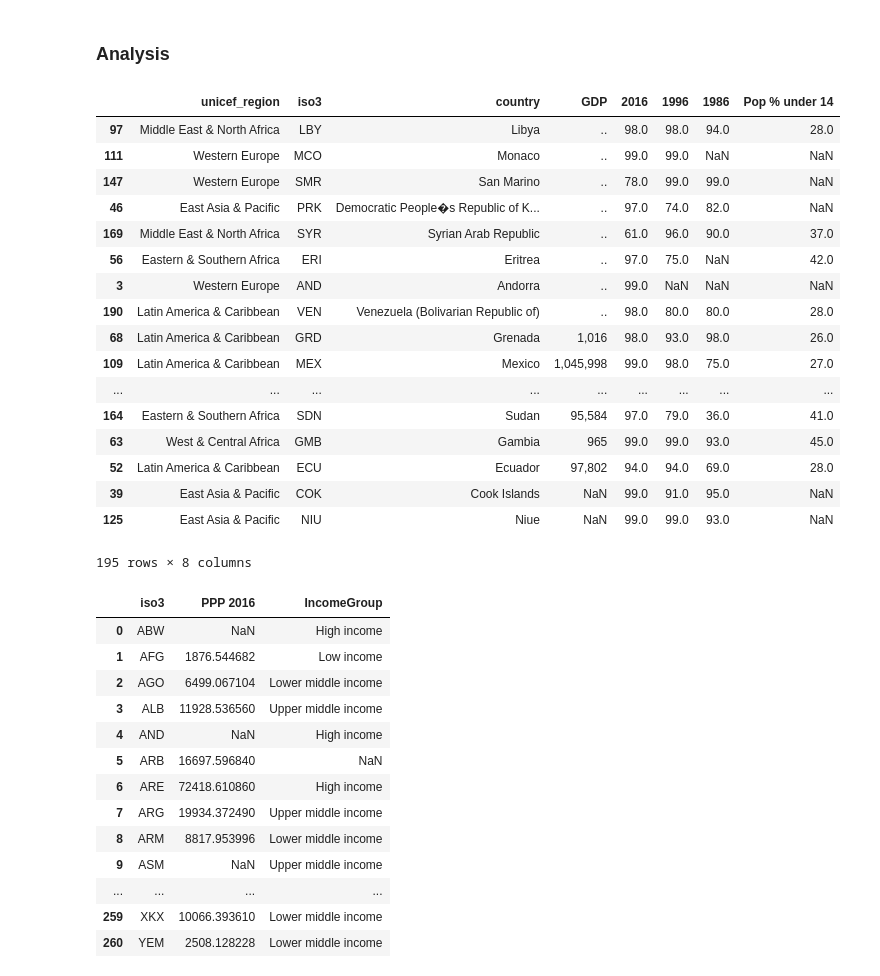
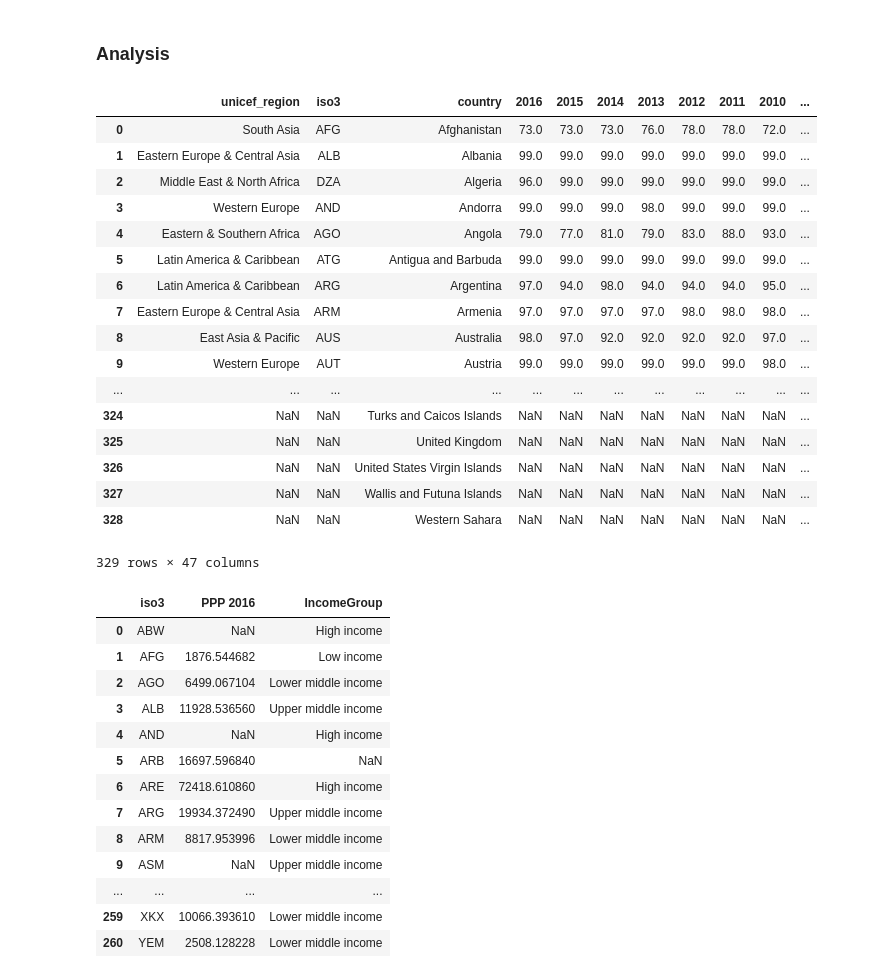
Before and after one commit to isabella232/global-immunization, a Jupyter notebook: notebooks/20170719-bm-merge.ipynb, the cells around one changed output. Cells and saved outputs as stored; diff of their text form; code cells hidden in the pictures.

```diff
--- a/notebooks/20170719-bm-merge.ipynb
+++ b/notebooks/20170719-bm-merge.ipynb
@@ -35,36 +47,37 @@ df_vacGdpPopMerge = df_vacGdpMerge.merge(df_pop, on='country', how='outer')
 # %%
 # Clean merge
 df_vacGdpPopMergeClean = df_vacGdpPopMerge.drop(['vaccine', 'economy', ' Male ', ' Female '], axis=1)
-df_vacGdpPopMergeClean = df_vacGdpPopMergeClean.rename(columns = {'millions of US dollars':'GDP',' 0-14 (percentage) ':'Pop % under 14'})
-# df_vacGdpPopMergeClean
+df_vacGdpPopMergeClean = df_vacGdpPopMergeClean.rename(columns = {'millions of US dollars':'GDP',' 0-14 (percentage) ':'Pop % under 14','Number under age 14':'Pop # under 14'})
+df_vacGdpPopMergeClean['Pop # under 14'] = df_vacGdpPopMergeClean['Pop # under 14'].apply(removeFormat)
+df_vacGdpPopMergeClean
+# %% [output]
+|  | unicef_region | iso3 | country | 2016 | 2015 | 2014 | 2013 | 2012 | 2011 | 2010 | ... |
+| 0 | South Asia | AFG | Afghanistan | 73.0 | 73.0 | 73.0 | 76.0 | 78.0 | 78.0 | 72.0 | ... |
+| 1 | Eastern Europe & Central Asia | ALB | Albania | 99.0 | 99.0 | 99.0 | 99.0 | 99.0 | 99.0 | 99.0 | ... |
+| 2 | Middle East & North Africa | DZA | Algeria | 96.0 | 99.0 | 99.0 | 99.0 | 99.0 | 99.0 | 99.0 | ... |
+| 3 | Western Europe | AND | Andorra | 99.0 | 99.0 | 99.0 | 98.0 | 99.0 | 99.0 | 99.0 | ... |
+| 4 | Eastern & Southern Africa | AGO | Angola | 79.0 | 77.0 | 81.0 | 79.0 | 83.0 | 88.0 | 93.0 | ... |
+| 5 | Latin America & Caribbean | ATG | Antigua and Barbuda | 99.0 | 99.0 | 99.0 | 99.0 | 99.0 | 99.0 | 99.0 | ... |
+| 6 | Latin America & Caribbean | ARG | Argentina | 97.0 | 94.0 | 98.0 | 94.0 | 94.0 | 94.0 | 95.0 | ... |
+| 7 | Eastern Europe & Central Asia | ARM | Armenia | 97.0 | 97.0 | 97.0 | 97.0 | 98.0 | 98.0 | 98.0 | ... |
+| 8 | East Asia & Pacific | AUS | Australia | 98.0 | 97.0 | 92.0 | 92.0 | 92.0 | 92.0 | 97.0 | ... |
+| 9 | Western Europe | AUT | Austria | 99.0 | 99.0 | 99.0 | 99.0 | 99.0 | 99.0 | 98.0 | ... |
+| ... | ... | ... | ... | ... | ... | ... | ... | ... | ... | ... | ... |
+| 324 | NaN | NaN | Turks and Caicos Islands | NaN | NaN | NaN | NaN | NaN | NaN | NaN | ... |
+| 325 | NaN | NaN | United Kingdom | NaN | NaN | NaN | NaN | NaN | NaN | NaN | ... |
+| 326 | NaN | NaN | United States Virgin Islands | NaN | NaN | NaN | NaN | NaN | NaN | NaN | ... |
+| 327 | NaN | NaN | Wallis and Futuna Islands | NaN | NaN | NaN | NaN | NaN | NaN | NaN | ... |
+| 328 | NaN | NaN | Western Sahara | NaN | NaN | NaN | NaN | NaN | NaN | NaN | ... |
+329 rows × 47 columns
 # %%
 # Columns for condesnced df
-cols = ['unicef_region','iso3','country','GDP','2016','1996','1986','Pop % under 14']
+cols = ['unicef_region','iso3','country','GDP','2016','1996','1986','Pop % under 14','Pop # under 14']
 
 # Apply columns
 df_vacGdpPopMergeCond = df_vacGdpPopMergeClean[cols]
 df_vacGdpPopMergeCond = df_vacGdpPopMergeCond[np.isfinite(df_vacGdpPopMergeCond['2016'])]
 df_vacGdpPopMergeCond.sort_values('GDP')
-# df_vacGdpPopMergeCond.to_csv('../data/exports/df_vacGdpPopMergeCond.csv')
+df_vacGdpPopMergeCond.to_csv('../data/exports/df_vacGdpPopMergeCond.csv')
-# %% [output]
-|  | unicef_region | iso3 | country | GDP | 2016 | 1996 | 1986 | Pop % under 14 |
-| 97 | Middle East & North Africa | LBY | Libya | .. | 98.0 | 98.0 | 94.0 | 28.0 |
-| 111 | Western Europe | MCO | Monaco | .. | 99.0 | 99.0 | NaN | NaN |
-| 147 | Western Europe | SMR | San Marino | .. | 78.0 | 99.0 | 99.0 | NaN |
-| 46 | East Asia & Pacific | PRK | Democratic People�s Republic of K... | .. | 97.0 | 74.0 | 82.0 | NaN |
-| 169 | Middle East & North Africa | SYR | Syrian Arab Republic | .. | 61.0 | 96.0 | 90.0 | 37.0 |
-| 56 | Eastern & Southern Africa | ERI | Eritrea | .. | 97.0 | 75.0 | NaN | 42.0 |
-| 3 | Western Europe | AND | Andorra | .. | 99.0 | NaN | NaN | NaN |
-| 190 | Latin America & Caribbean | VEN | Venezuela (Bolivarian Republic of) | .. | 98.0 | 80.0 | 80.0 | 28.0 |
-| 68 | Latin America & Caribbean | GRD | Grenada | 1,016 | 98.0 | 93.0 | 98.0 | 26.0 |
-| 109 | Latin America & Caribbean | MEX | Mexico | 1,045,998 | 99.0 | 98.0 | 75.0 | 27.0 |
-| ... | ... | ... | ... | ... | ... | ... | ... | ... |
-| 164 | Eastern & Southern Africa | SDN | Sudan | 95,584 | 97.0 | 79.0 | 36.0 | 41.0 |
-| 63 | West & Central Africa | GMB | Gambia | 965 | 99.0 | 99.0 | 93.0 | 45.0 |
-| 52 | Latin America & Caribbean | ECU | Ecuador | 97,802 | 94.0 | 94.0 | 69.0 | 28.0 |
-| 39 | East Asia & Pacific | COK | Cook Islands | NaN | 99.0 | 91.0 | 95.0 | NaN |
-| 125 | East Asia & Pacific | NIU | Niue | NaN | 99.0 | 99.0 | 93.0 | NaN |
-195 rows × 8 columns
 # %%
 # Prep to merge PPP and PPP Meta
 
```
Also changed, not shown: parts of 9 cells of this notebook, 9 other files.
